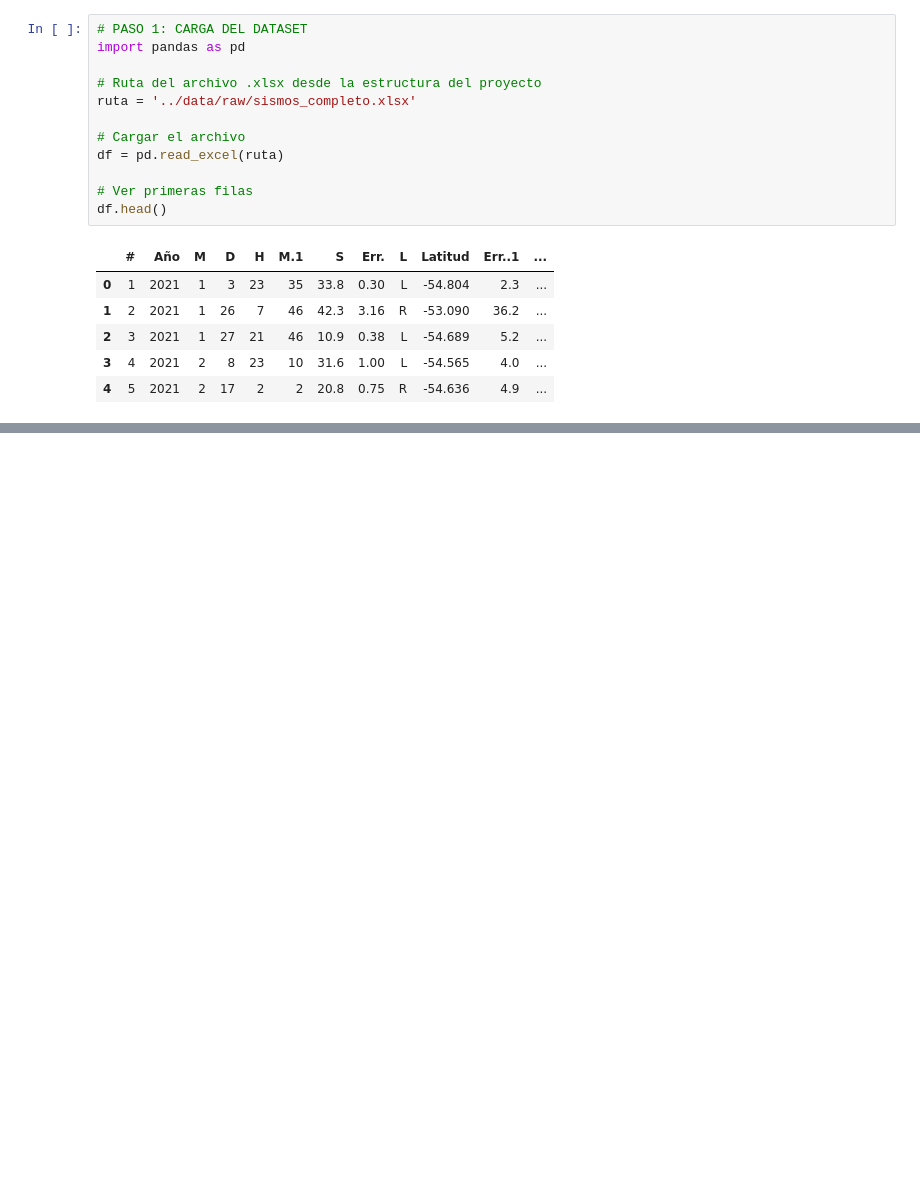
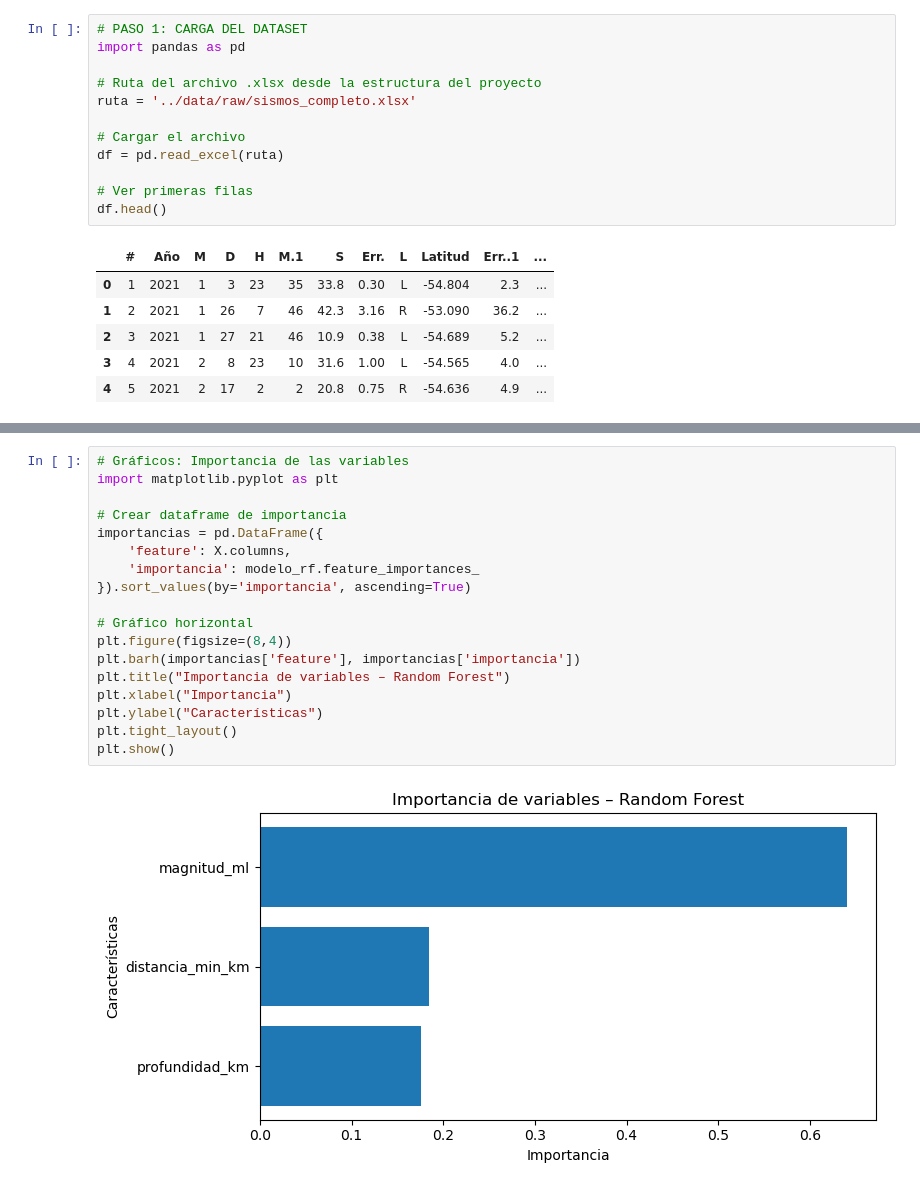
Before and after one commit to Valeria-s-v/sismos-tdf-clasificacion-ML, a Jupyter notebook: notebooks/clasificacion_sismos.ipynb, the cells around one changed output, grey strips where cells are left out. Saved outputs shown, nothing was run; the diff lists cells and outputs as text; blank space fills up the shorter version.

```diff
--- a/notebooks/clasificacion_sismos.ipynb
+++ b/notebooks/clasificacion_sismos.ipynb
@@ -19,0 +347,20 @@ df.head()
+# %%
+# Gráficos: Importancia de las variables
+import matplotlib.pyplot as plt
+
+# Crear dataframe de importancia
+importancias = pd.DataFrame({
+    'feature': X.columns,
+    'importancia': modelo_rf.feature_importances_
+}).sort_values(by='importancia', ascending=True)
+
+# Gráfico horizontal
+plt.figure(figsize=(8,4))
+plt.barh(importancias['feature'], importancias['importancia'])
+plt.title("Importancia de variables – Random Forest")
+plt.xlabel("Importancia")
+plt.ylabel("Características")
+plt.tight_layout()
+plt.show()
+# %% [output]
+[figure, added]
```
Also changed, not shown: parts of 20 cells of this notebook, 3 other files.
